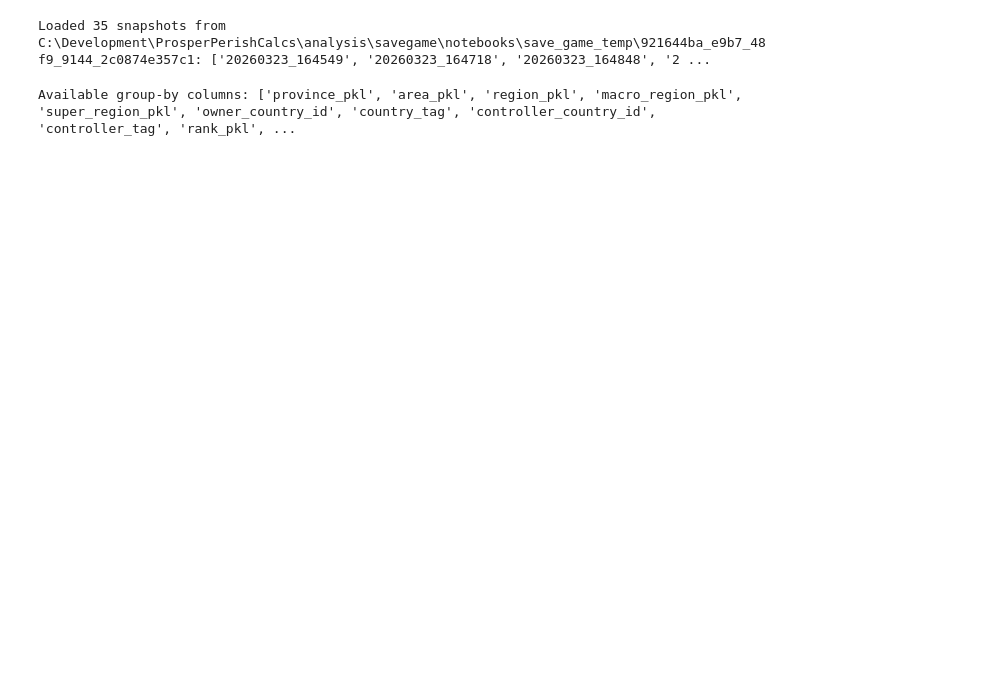
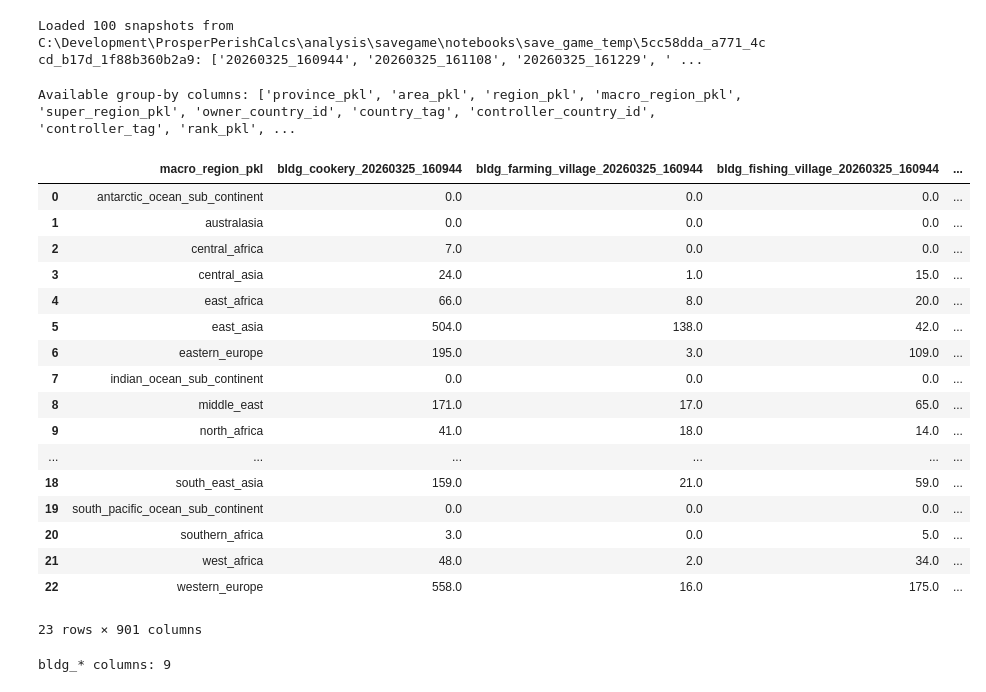
Before and after one commit to JanB1989/ProsperOrPerish, a Jupyter notebook: ProsperPerishCalcs/analysis/savegame/notebooks/compare_savegames.ipynb, the cells around one changed output. Saved outputs shown, nothing was run; the diff lists cells and outputs as text; code cells hidden in the pictures; blank space fills up the shorter version.

```diff
--- a/ProsperPerishCalcs/analysis/savegame/notebooks/compare_savegames.ipynb
+++ b/ProsperPerishCalcs/analysis/savegame/notebooks/compare_savegames.ipynb
@@ -18,11 +24,21 @@ last_savegame = 100  # None = to end
 pkl_dir = resolve_pkl_dir(PKL_PATH)
 pkl_files = sorted(pkl_dir.glob("*.pkl"), key=lambda p: p.stem)[first_savegame:last_savegame]
 saves = {p.stem: pd.read_pickle(p) for p in pkl_files}
-# Merge with full location data (development, rank, food, topography, etc.)
-saves = merge_saves_with_location_data(saves)
+
+# Optional: per-location building totals (columns bldg_<type>); merge with full LocationData
+BUILDING_INCLUDE_ALL = False  # all building types (union across snapshots); set False to use BUILDING_SLUGS only
+BUILDING_SLUGS = ("cookery", "farming_village", "fishing_village", "forest_village", "fruit_orchard", "sheep_farms", "lumber_mill", "fiber_crops_farm", "horse_breeders")  # ignored when BUILDING_INCLUDE_ALL is True; () skips buildings when False
+BUILDING_COUNT_MODE = "levels"  # "levels" (sum level) or "instances" (rows per building type)
+
+saves = merge_saves_with_location_data(
+    saves,
+    building_slugs=None if BUILDING_INCLUDE_ALL else (BUILDING_SLUGS if BUILDING_SLUGS else None),
+    include_all_building_types=BUILDING_INCLUDE_ALL,
+    building_count_mode=BUILDING_COUNT_MODE,
+)
 print(f"Loaded {len(saves)} snapshots from {pkl_dir}: {list(saves.keys())[:5]}{'...' if len(saves) > 5 else ''}")
 # %% [output]
-Loaded 35 snapshots from C:\Development\ProsperPerishCalcs\analysis\savegame\notebooks\save_game_temp\921644ba_e9b7_48f9_9144_2c0874e357c1: ['20260323_164549', '20260323_164718', '20260323_164848', '2 ...
+Loaded 100 snapshots from C:\Development\ProsperPerishCalcs\analysis\savegame\notebooks\save_game_temp\5cc58dda_a771_4ccd_b17d_1f88b360b2a9: ['20260325_160944', '20260325_161108', '20260325_161229', ' ...
 # %%
 """Config: pick any column for groupby. Change comparison, metric, n, order freely."""
 if not saves:
@@ -58,6 +74,38 @@ sel_fn = comparison_df.nlargest if order == "top" else comparison_df.nsmallest
 top_df = sel_fn(n, "_agg").drop(columns=["_agg"])
 comparison_df = comparison_df.drop(columns=["_agg"])
 # top_df
+# %%
+# All building metrics at once: one row per comparison group, columns = bldg_<type>_<snapshot>
+sample = next(iter(saves.values()))
+bldg_cols = [c for c in sample.columns if c.startswith("bldg_")]
+if bldg_cols:
+    comparison_bldg_wide = build_save_comparison_df(
+        saves, comparison, metric_cols=tuple(bldg_cols), aggregation_method=aggregation_method
+    )
+    display(comparison_bldg_wide)
+    print(f"bldg_* columns: {len(bldg_cols)}")
+else:
+    print("No bldg_* columns — set BUILDING_INCLUDE_ALL or BUILDING_SLUGS in the load cell.")
+# %% [output]
+|  | macro_region_pkl | bldg_cookery_20260325_160944 | bldg_farming_village_20260325_160944 | bldg_fishing_village_20260325_160944 | ... |
+| 0 | antarctic_ocean_sub_continent | 0.0 | 0.0 | 0.0 | ... |
+| 1 | australasia | 0.0 | 0.0 | 0.0 | ... |
+| 2 | central_africa | 7.0 | 0.0 | 0.0 | ... |
+| 3 | central_asia | 24.0 | 1.0 | 15.0 | ... |
+| 4 | east_africa | 66.0 | 8.0 | 20.0 | ... |
+| 5 | east_asia | 504.0 | 138.0 | 42.0 | ... |
+| 6 | eastern_europe | 195.0 | 3.0 | 109.0 | ... |
+| 7 | indian_ocean_sub_continent | 0.0 | 0.0 | 0.0 | ... |
+| 8 | middle_east | 171.0 | 17.0 | 65.0 | ... |
+| 9 | north_africa | 41.0 | 18.0 | 14.0 | ... |
+| ... | ... | ... | ... | ... | ... |
+| 18 | south_east_asia | 159.0 | 21.0 | 59.0 | ... |
+| 19 | south_pacific_ocean_sub_continent | 0.0 | 0.0 | 0.0 | ... |
+| 20 | southern_africa | 3.0 | 0.0 | 5.0 | ... |
+| 21 | west_africa | 48.0 | 2.0 | 34.0 | ... |
+| 22 | western_europe | 558.0 | 16.0 | 175.0 | ... |
+23 rows × 901 columns
+bldg_* columns: 9
 # %%
 import matplotlib.pyplot as plt
 
```
Also changed, not shown: parts of 6 cells of this notebook, 28 other files.
